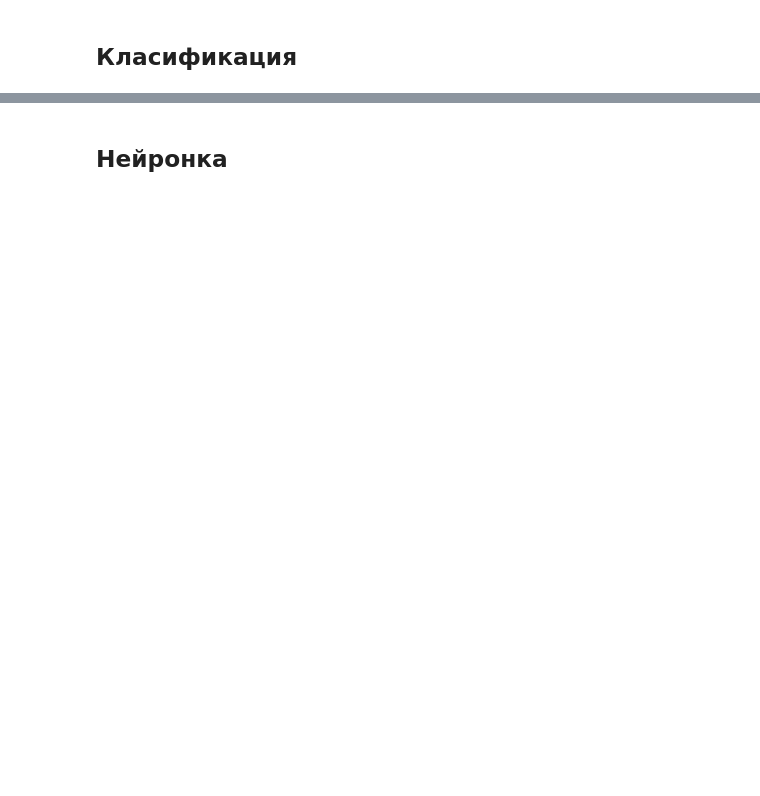
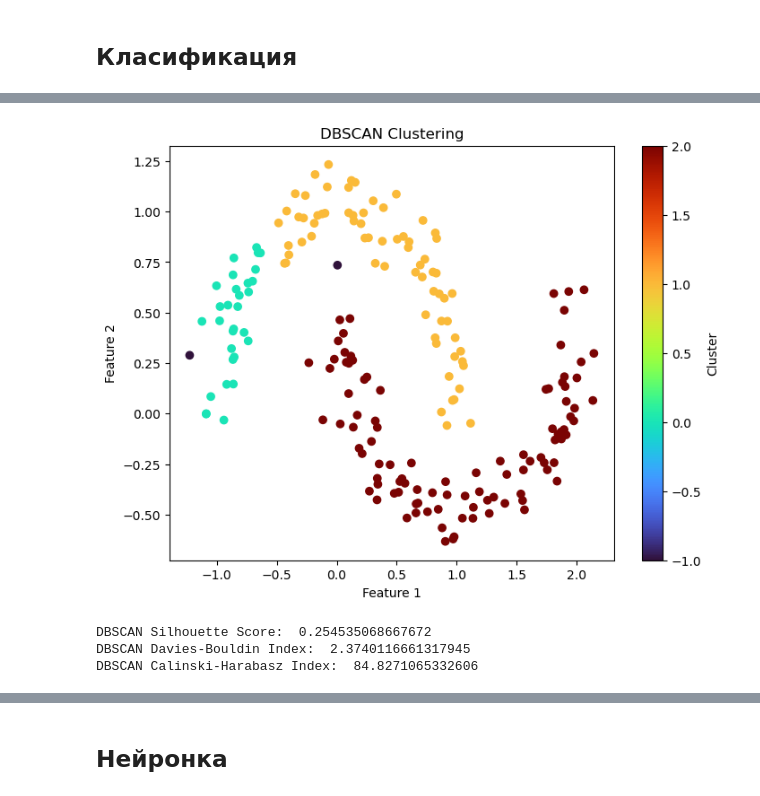
Before and after one commit to V4DoS/ML, a Jupyter notebook: Machine learning.ipynb, the cells around one changed output, grey strips where cells are left out. Cells and saved outputs as stored; diff of their text form; code cells hidden in the pictures; blank space fills up the shorter version.

```diff
--- a/Machine learning.ipynb
+++ b/Machine learning.ipynb
@@ -375,0 +449,30 @@ print(classification_report(y_test, y_pred, target_names=data.target_names))
+# %%
+import numpy as np                               #DBSCAN (Радиус, корневые и крайние точки + шум )
+import matplotlib.pyplot as plt
+from sklearn.datasets import make_moons
+from sklearn.cluster import DBSCAN
+from sklearn.metrics import silhouette_score, davies_bouldin_score, calinski_harabasz_score
+
+# Генерация синтетических данных (два полумесяца)
+X, _ = make_moons(n_samples=200, noise=0.1, random_state=42)
+
+# Применение DBSCAN
+dbscan = DBSCAN(eps=0.2, min_samples=5)
+clusters = dbscan.fit_predict(X)
+
+# Визуализация результатов
+plt.figure(figsize=(8, 6))
+plt.scatter(X[:, 0], X[:, 1], c=clusters, cmap='turbo')
+plt.title('DBSCAN Clustering')
+plt.xlabel('Feature 1')
+plt.ylabel('Feature 2')
+plt.colorbar(label='Cluster')
+plt.show()
+print("DBSCAN Silhouette Score: ", silhouette_score(X, clusters))
+print("DBSCAN Davies-Bouldin Index: ", davies_bouldin_score(X, clusters))
+print("DBSCAN Calinski-Harabasz Index: ", calinski_harabasz_score(X, clusters))
+# %% [output]
+[figure, added]
+DBSCAN Silhouette Score:  0.254535068667672
+DBSCAN Davies-Bouldin Index:  2.3740116661317945
+DBSCAN Calinski-Harabasz Index:  84.8271065332606
```
Also changed, not shown: parts of 11 cells of this notebook, 9 other files.
